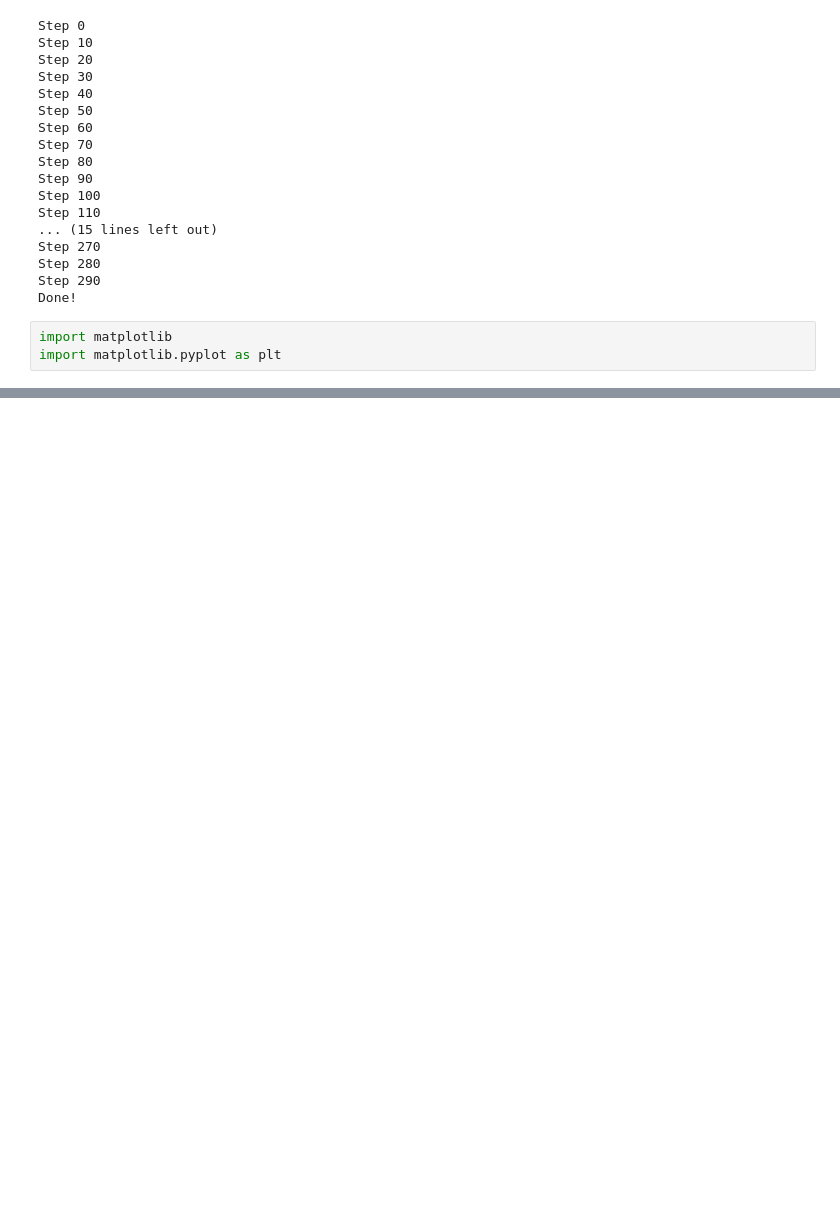
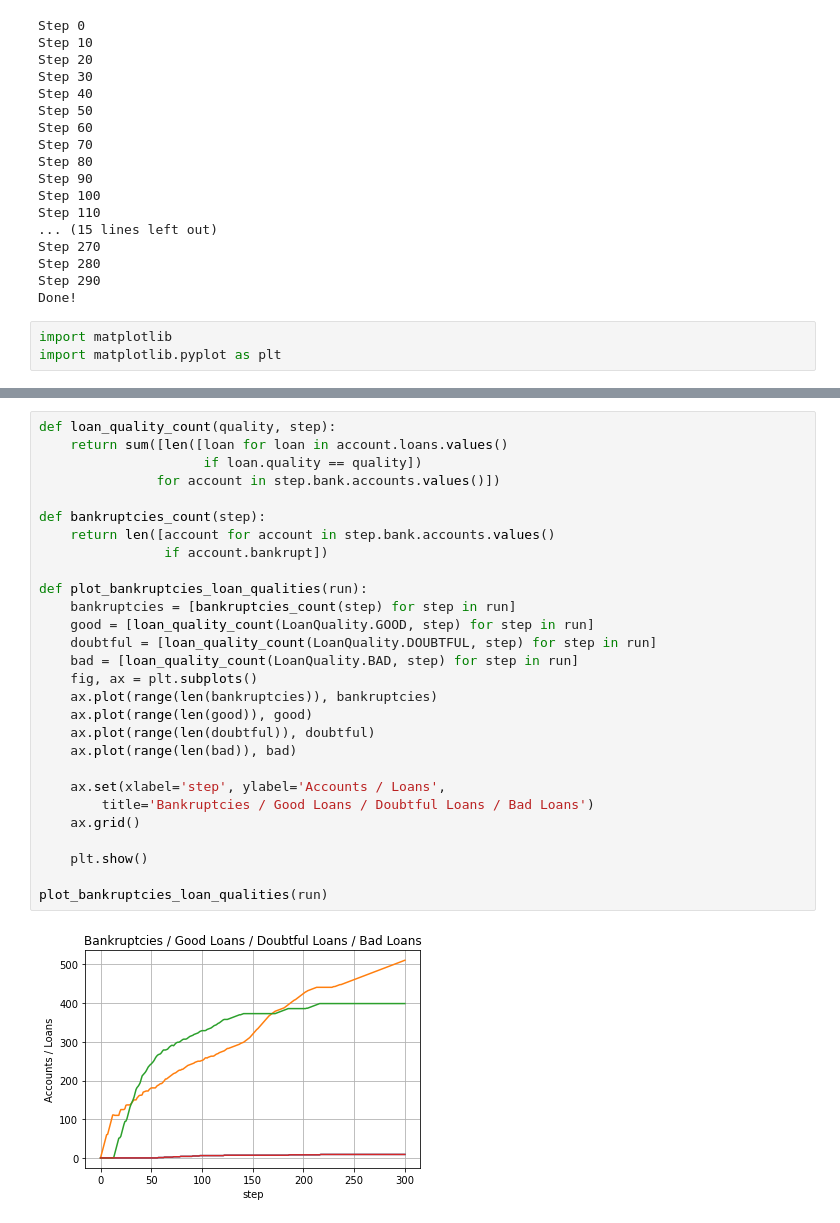
Before and after one commit to wcerfgba/seppecher2012, a Jupyter notebook: Seppecher 2012.ipynb, the cells around one changed output, grey strips where cells are left out. Saved outputs shown, nothing was run; the diff lists cells and outputs as text; blank space fills up the shorter version.

```diff
--- a/Seppecher 2012.ipynb
+++ b/Seppecher 2012.ipynb
@@ -132,0 +134,30 @@ list(range(2))[-4:]
+# %%
+def loan_quality_count(quality, step):
+    return sum([len([loan for loan in account.loans.values()
+                     if loan.quality == quality])
+               for account in step.bank.accounts.values()])
+
+def bankruptcies_count(step):
+    return len([account for account in step.bank.accounts.values()
+                if account.bankrupt])
+
+def plot_bankruptcies_loan_qualities(run):
+    bankruptcies = [bankruptcies_count(step) for step in run]
+    good = [loan_quality_count(LoanQuality.GOOD, step) for step in run]
+    doubtful = [loan_quality_count(LoanQuality.DOUBTFUL, step) for step in run]
+    bad = [loan_quality_count(LoanQuality.BAD, step) for step in run]
+    fig, ax = plt.subplots()
+    ax.plot(range(len(bankruptcies)), bankruptcies)
+    ax.plot(range(len(good)), good)
+    ax.plot(range(len(doubtful)), doubtful)
+    ax.plot(range(len(bad)), bad)
+
+    ax.set(xlabel='step', ylabel='Accounts / Loans',
+        title='Bankruptcies / Good Loans / Doubtful Loans / Bad Loans')
+    ax.grid()
+
+    plt.show()
+
+plot_bankruptcies_loan_qualities(run)
+# %% [output]
+[figure, added]
```
Also changed, not shown: parts of 6 cells of this notebook, 15 other files.
